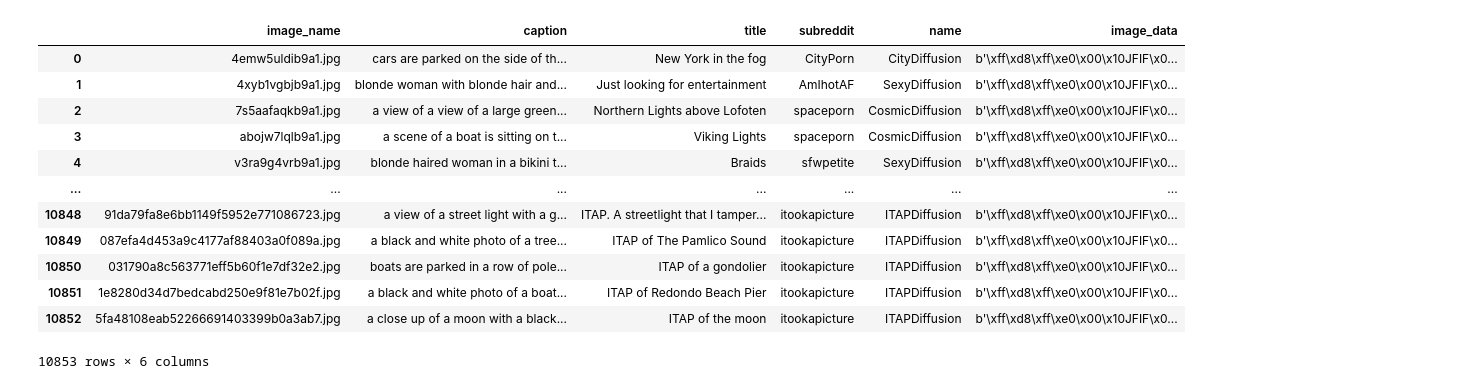
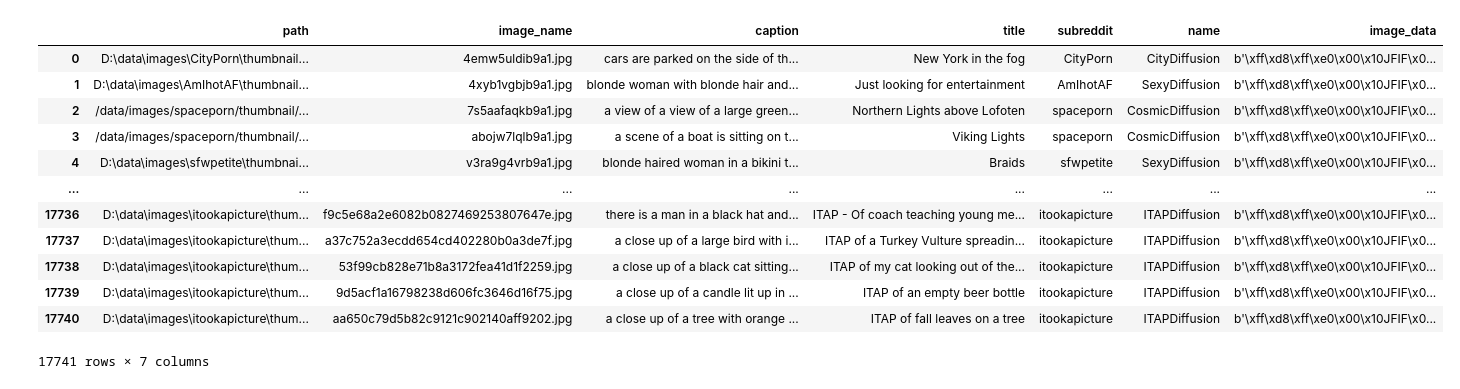
Before and after one commit to AJStangl/research-things, a Jupyter notebook: notebooks/image-processing/3-create-training-data.ipynb, the cells around one changed output. Drawn from its saved outputs; the diff is of its cells as text; code cells hidden in the pictures.

```diff
--- a/notebooks/image-processing/3-create-training-data.ipynb
+++ b/notebooks/image-processing/3-create-training-data.ipynb
@@ -139,18 +107,11 @@ sources = [
 	{"name": "NatureDiffusion", "data": ["EarthPorn"]},
 	{"name": "CosmicDiffusion", "data": ["spaceporn"]},
 	{"name": "ITAPDiffusion", "data": ["itookapicture"]},
-	{"name": "MemeDiffusion", "data": ["memes"]},
-	{"name": "SexyDiffusion",
-	 "data": [
-		 "sfwpetite",
-		 "selfies",
-		 "Amicute",
-		 "amihot",
-		 "AmIhotAF",
-		 "HotGirlNextDoor",
-		 "SFWNextDoorGirls",
-		 "SFWRedheads"]
-	 }
+	{"name": "MemeDiffusion", "data": ["memes","trippinthroughtime"]},
+	{"name": "SexyDiffusion", "data": ["sfwpetite","selfies","Amicute","amihot","AmIhotAF","HotGirlNextDoor"]},
+	{"name": "FatSquirrelDiffusion", "data": ["fatsquirrelhate"]},
+	{"name": "RedHeadDiffusion", "data": ["SFWRedheads"]},
+	{"name": "NextDoorGirlsDiffusion", "data": ["SFWNextDoorGirls"]}
 ]
 sources_df = pd.DataFrame.from_records(sources)
 display(sources_df)
@@ -176,10 +131,12 @@ Wall time: 10.6 ms
 # %%
 %%time
 
-smaller_exportable_df = pd.DataFrame(data=[filtered_on_exist['path'], filtered_on_exist['image_name'], filtered_on_exist['caption'], filtered_on_exist['title'], filtered_on_exist['subreddit']], index = ['path', 'image_name', 'caption', 'title', 'subreddit']).T
+smaller_exportable_df = pd.DataFrame(
+	data=[filtered_on_exist['thumbnail_path'], filtered_on_exist['image_name'], filtered_on_exist['caption'], filtered_on_exist['title'], filtered_on_exist['subreddit']],
+	index=['path', 'image_name', 'caption', 'title', 'subreddit']).T
 
 with ProgressBar():
-    smaller_exportable_df['name'] = smaller_exportable_df.progress_apply(lambda x: add_source(x, sources), axis=1)
+	smaller_exportable_df['name'] = smaller_exportable_df.progress_apply(lambda x: add_source(x, sources), axis=1)
 
 display(smaller_exportable_df)
 # %% [output]
@@ -288,29 +208,25 @@ Wall time: 2.47 s
 # %%
 %%time
 
-final = filtered_again.drop(columns=['path'])
+final = filtered_again
 display(final)
 
 grouped = final.groupby('name')
 groupings = [grouped.get_group(x) for x in grouped.groups]
 
-
-
-with pbar:
-	for group in groupings:
-		pbar.set_description(f"Writing {group['name'].iloc[0]}")
-		group.to_parquet(f"data/curated/{group['name'].iloc[0]}.parquet")
+for group in groupings:
+	group.to_parquet(f"data/curated/{group['name'].iloc[0]}.parquet")
 # %% [output]
-|  | image_name | caption | title | subreddit | name | image_data |
-| 0 | 4emw5uldib9a1.jpg | cars are parked on the side of th... | New York in the fog | CityPorn | CityDiffusion | b'\xff\xd8\xff\xe0\x00\x10JFIF\x0... |
-| 1 | 4xyb1vgbjb9a1.jpg | blonde woman with blonde hair and... | Just looking for entertainment | AmIhotAF | SexyDiffusion | b'\xff\xd8\xff\xe0\x00\x10JFIF\x0... |
-| 2 | 7s5aafaqkb9a1.jpg | a view of a view of a large green... | Northern Lights above Lofoten | spaceporn | CosmicDiffusion | b'\xff\xd8\xff\xe0\x00\x10JFIF\x0... |
-| 3 | abojw7lqlb9a1.jpg | a scene of a boat is sitting on t... | Viking Lights | spaceporn | CosmicDiffusion | b'\xff\xd8\xff\xe0\x00\x10JFIF\x0... |
-| 4 | v3ra9g4vrb9a1.jpg | blonde haired woman in a bikini t... | Braids | sfwpetite | SexyDiffusion | b'\xff\xd8\xff\xe0\x00\x10JFIF\x0... |
-| ... | ... | ... | ... | ... | ... | ... |
-| 10848 | 91da79fa8e6bb1149f5952e771086723.jpg | a view of a street light with a g... | ITAP. A streetlight that I tamper... | itookapicture | ITAPDiffusion | b'\xff\xd8\xff\xe0\x00\x10JFIF\x0... |
-| 10849 | 087efa4d453a9c4177af88403a0f089a.jpg | a black and white photo of a tree... | ITAP of The Pamlico Sound | itookapicture | ITAPDiffusion | b'\xff\xd8\xff\xe0\x00\x10JFIF\x0... |
-| 10850 | 031790a8c563771eff5b60f1e7df32e2.jpg | boats are parked in a row of pole... | ITAP of a gondolier | itookapicture | ITAPDiffusion | b'\xff\xd8\xff\xe0\x00\x10JFIF\x0... |
-| 10851 | 1e8280d34d7bedcabd250e9f81e7b02f.jpg | a black and white photo of a boat... | ITAP of Redondo Beach Pier | itookapicture | ITAPDiffusion | b'\xff\xd8\xff\xe0\x00\x10JFIF\x0... |
-| 10852 | 5fa48108eab52266691403399b0a3ab7.jpg | a close up of a moon with a black... | ITAP of the moon | itookapicture | ITAPDiffusion | b'\xff\xd8\xff\xe0\x00\x10JFIF\x0... |
+|  | path | image_name | caption | title | subreddit | name | image_data |
+| 0 | D:\data\images\CityPorn\thumbnail... | 4emw5uldib9a1.jpg | cars are parked on the side of th... | New York in the fog | CityPorn | CityDiffusion | b'\xff\xd8\xff\xe0\x00\x10JFIF\x0... |
+| 1 | D:\data\images\AmIhotAF\thumbnail... | 4xyb1vgbjb9a1.jpg | blonde woman with blonde hair and... | Just looking for entertainment | AmIhotAF | SexyDiffusion | b'\xff\xd8\xff\xe0\x00\x10JFIF\x0... |
+| 2 | /data/images/spaceporn/thumbnail/... | 7s5aafaqkb9a1.jpg | a view of a view of a large green... | Northern Lights above Lofoten | spaceporn | CosmicDiffusion | b'\xff\xd8\xff\xe0\x00\x10JFIF\x0... |
+| 3 | /data/images/spaceporn/thumbnail/... | abojw7lqlb9a1.jpg | a scene of a boat is sitting on t... | Viking Lights | spaceporn | CosmicDiffusion | b'\xff\xd8\xff\xe0\x00\x10JFIF\x0... |
+| 4 | D:\data\images\sfwpetite\thumbnai... | v3ra9g4vrb9a1.jpg | blonde haired woman in a bikini t... | Braids | sfwpetite | SexyDiffusion | b'\xff\xd8\xff\xe0\x00\x10JFIF\x0... |
+| ... | ... | ... | ... | ... | ... | ... | ... |
+| 17736 | D:\data\images\itookapicture\thum... | f9c5e68a2e6082b0827469253807647e.jpg | there is a man in a black hat and... | ITAP - Of coach teaching young me... | itookapicture | ITAPDiffusion | b'\xff\xd8\xff\xe0\x00\x10JFIF\x0... |
+| 17737 | D:\data\images\itookapicture\thum... | a37c752a3ecdd654cd402280b0a3de7f.jpg | a close up of a large bird with i... | ITAP of a Turkey Vulture spreadin... | itookapicture | ITAPDiffusion | b'\xff\xd8\xff\xe0\x00\x10JFIF\x0... |
+| 17738 | D:\data\images\itookapicture\thum... | 53f99cb828e71b8a3172fea41d1f2259.jpg | a close up of a black cat sitting... | ITAP of my cat looking out of the... | itookapicture | ITAPDiffusion | b'\xff\xd8\xff\xe0\x00\x10JFIF\x0... |
+| 17739 | D:\data\images\itookapicture\thum... | 9d5acf1a16798238d606fc3646d16f75.jpg | a close up of a candle lit up in ... | ITAP of an empty beer bottle | itookapicture | ITAPDiffusion | b'\xff\xd8\xff\xe0\x00\x10JFIF\x0... |
+| 17740 | D:\data\images\itookapicture\thum... | aa650c79d5b82c9121c902140aff9202.jpg | a close up of a tree with orange ... | ITAP of fall leaves on a tree | itookapicture | ITAPDiffusion | b'\xff\xd8\xff\xe0\x00\x10JFIF\x0... |
-10853 rows × 6 columns
+17741 rows × 7 columns
```
Also changed, not shown: parts of 13 cells of this notebook, 7 other files.
